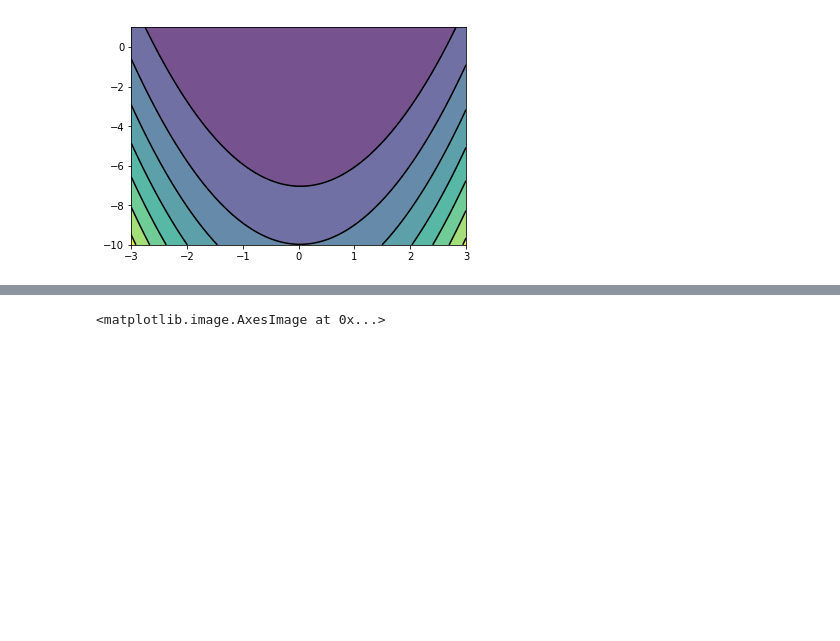
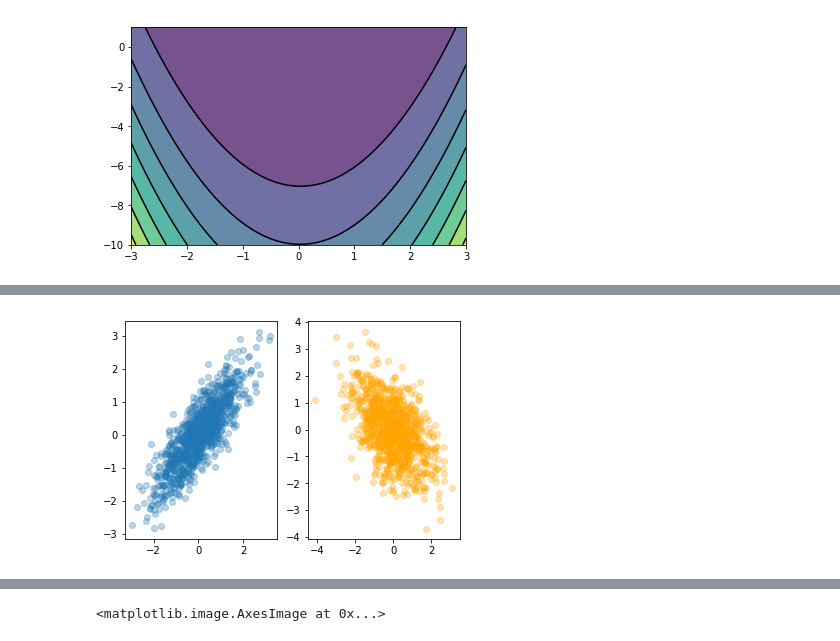
Before and after one commit to andrewkern/biol610, a Jupyter notebook: notebooks/lecture5.ipynb, the cells around one changed output, grey strips where cells are left out. Drawn from its saved outputs; the diff is of its cells as text; code cells hidden in the pictures; blank space fills up the shorter version.

```diff
--- a/notebooks/lecture5.ipynb
+++ b/notebooks/lecture5.ipynb
@@ -118,0 +134,12 @@ C = plt.contour(X, Y, banana_function(X, Y), 8, colors='black')
+# %%
+plt.subplot(1,2,1)
+cov = np.array([[1.0,0.85],[0.85,1.0]]) #low covariance between x & y
+x = np.random.multivariate_normal([0,0], cov1, size=1000)
+plt.scatter(x[:,0],x[:,1], alpha= 0.3)
+plt.subplot(1,2,2)
+cov[0,1]=cov[1,0]=-0.5
+x = np.random.multivariate_normal([0,0], cov, size=1000)
+plt.scatter(x[:,0],x[:,1], alpha= 0.3,color="orange")
+plt.show()
+# %% [output]
+[figure, added]
```
Also changed, not shown: parts of 5 cells of this notebook.
